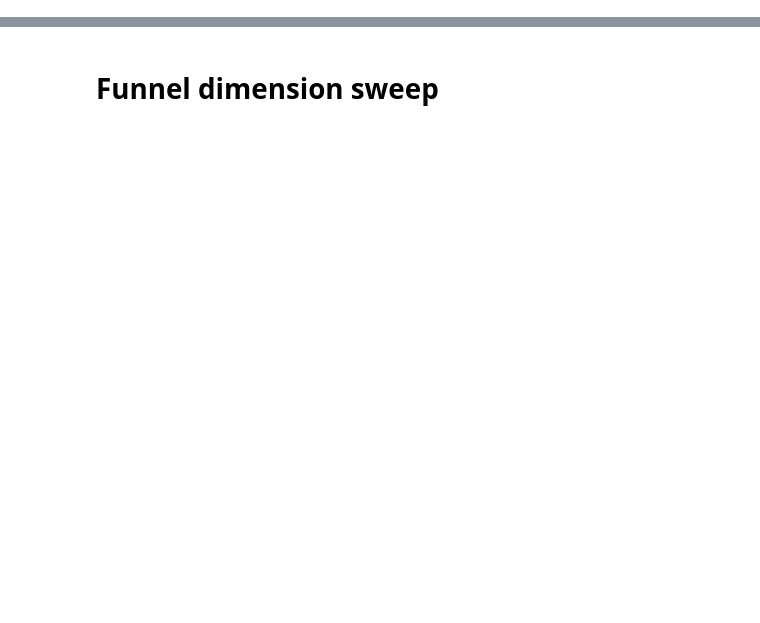
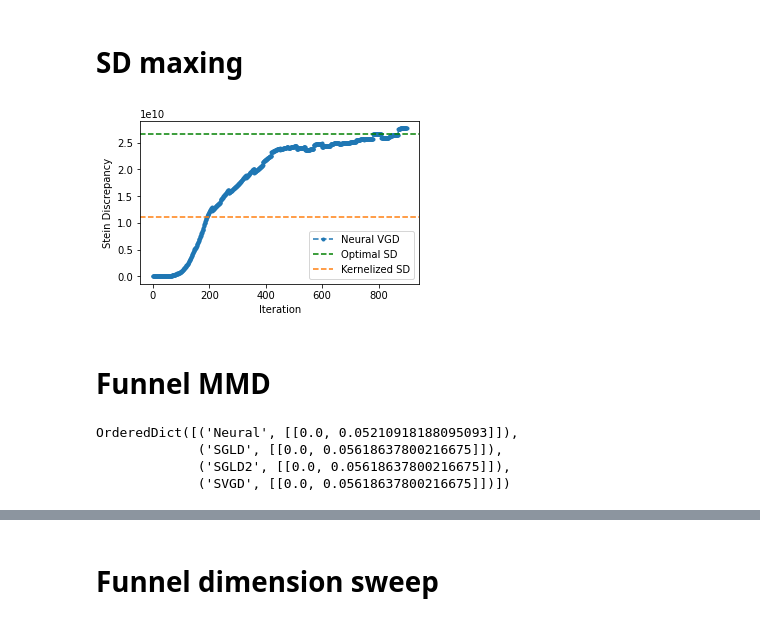
Before and after one commit to ratschlab/projects-2020-Neural-SVGD, a Jupyter notebook: notebooks/experiments/plot-all.ipynb, the cells around one changed output, grey strips where cells are left out. Cells and saved outputs as stored; diff of their text form; code cells hidden in the pictures; blank space fills up the shorter version.

```diff
--- a/notebooks/experiments/plot-all.ipynb
+++ b/notebooks/experiments/plot-all.ipynb
@@ -20,3 +21,5 @@ printsize_singlecolumn = [3.6, 3]
 # save figures by using plt.savefig('title of figure')
 # remember that latex textwidth is 5.4in
 # so use figsize=[5.4, 4], for example
+# %% [markdown]
+# SD maxing
@@ -22,0 +28,18 @@ printsize_singlecolumn = [3.6, 3]
+# %%
+# PDF
+%matplotlib inline
+plt.subplots(figsize=[5, 3])
+
+plt.plot(results['Neural_SD'], "--.", label="Neural VGD")
+plt.axhline(results['Optimal_SD'], linestyle="--", color="green", label="Optimal SD")
+plt.axhline(results['KSD'], linestyle="--", color="tab:orange", label="Kernelized SD")
+
+plt.ylabel("Stein Discrepancy")
+plt.xlabel("Iteration")
+plt.legend()
+# plt.yscale("log")
+plt.savefig(figure_path + "sd_maxing.pdf")
+# %% [output]
+[figure, added]
+# %% [markdown]
+# Funnel MMD
@@ -22,0 +48,7 @@ printsize_singlecolumn = [3.6, 3]
+# %%
+results
+# %% [output]
+OrderedDict([('Neural', [[0.0, 0.05210918188095093]]),
+             ('SGLD', [[0.0, 0.05618637800216675]]),
+             ('SGLD2', [[0.0, 0.05618637800216675]]),
+             ('SVGD', [[0.0, 0.05618637800216675]])])
```
Also changed, not shown: parts of 12 cells of this notebook, 3 other files.
